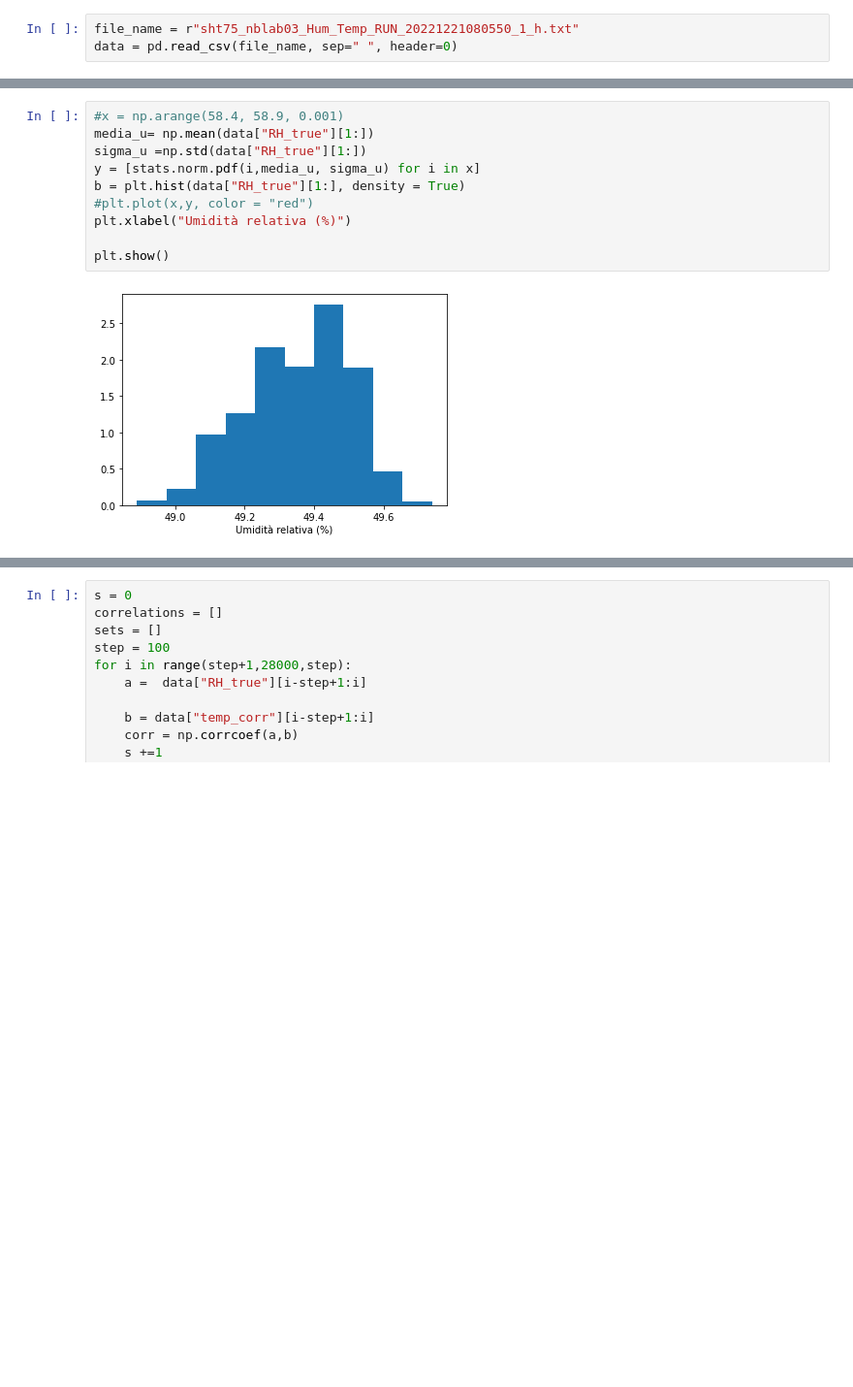
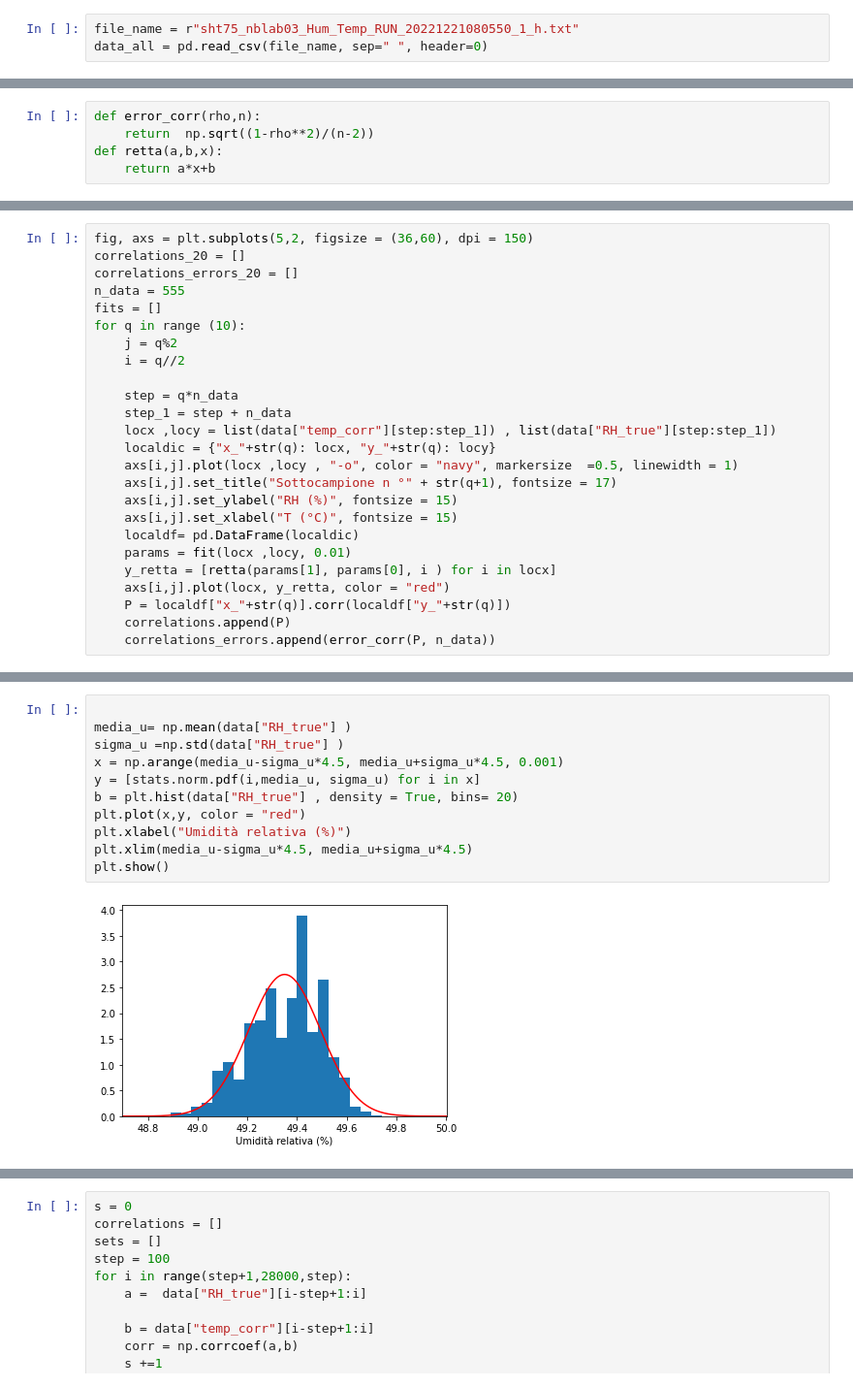
Before and after one commit to LorenzoUnich/Fischetta_4, a Jupyter notebook: Analisi dei dati da file.ipynb, the cells around one changed output, grey strips where cells are left out. Shown at 97% size. Saved outputs shown, nothing was run; the diff lists cells and outputs as text; blank space fills up the shorter version.

```diff
--- a/Analisi dei dati da file.ipynb
+++ b/Analisi dei dati da file.ipynb
@@ -7,4 +8,4 @@ import seaborn as sns
 # %%
 file_name = r"sht75_nblab03_Hum_Temp_RUN_20221221080550_1_h.txt"
-data = pd.read_csv(file_name, sep=" ", header=0)
+data_all = pd.read_csv(file_name, sep=" ", header=0)
 # %%
@@ -40,0 +144,5 @@ plt.
+# %%
+def error_corr(rho,n):
+    return  np.sqrt((1-rho**2)/(n-2))
+def retta(a,b,x):
+    return a*x+b
@@ -40,0 +232,25 @@ plt.
+# %%
+fig, axs = plt.subplots(5,2, figsize = (36,60), dpi = 150)
+correlations_20 = []
+correlations_errors_20 = []
+n_data = 555
+fits = []
+for q in range (10):
+    j = q%2
+    i = q//2
+
+    step = q*n_data
+    step_1 = step + n_data
+    locx ,locy = list(data["temp_corr"][step:step_1]) , list(data["RH_true"][step:step_1])
+    localdic = {"x_"+str(q): locx, "y_"+str(q): locy}
+    axs[i,j].plot(locx ,locy , "-o", color = "navy", markersize  =0.5, linewidth = 1)
+    axs[i,j].set_title("Sottocampione n °" + str(q+1), fontsize = 17)
+    axs[i,j].set_ylabel("RH (%)", fontsize = 15)
+    axs[i,j].set_xlabel("T (°C)", fontsize = 15)
+    localdf= pd.DataFrame(localdic)
+    params = fit(locx ,locy, 0.01)
+    y_retta = [retta(params[1], params[0], i ) for i in locx]
+    axs[i,j].plot(locx, y_retta, color = "red")
+    P = localdf["x_"+str(q)].corr(localdf["y_"+str(q)])
+    correlations.append(P)
+    correlations_errors.append(error_corr(P, n_data))
@@ -41,13 +273,14 @@ plt.
 # %%
-#x = np.arange(58.4, 58.9, 0.001)
-media_u= np.mean(data["RH_true"][1:])
-sigma_u =np.std(data["RH_true"][1:])
+
+media_u= np.mean(data["RH_true"] )
+sigma_u =np.std(data["RH_true"] )
+x = np.arange(media_u-sigma_u*4.5, media_u+sigma_u*4.5, 0.001)
 y = [stats.norm.pdf(i,media_u, sigma_u) for i in x]
-b = plt.hist(data["RH_true"][1:], density = True)
-#plt.plot(x,y, color = "red")
+b = plt.hist(data["RH_true"] , density = True, bins= 20)
+plt.plot(x,y, color = "red")
 plt.xlabel("Umidità relativa (%)")
-
+plt.xlim(media_u-sigma_u*4.5, media_u+sigma_u*4.5)
 plt.show()
 # %% [output]
-[figure, old version]
+[figure, new version]
 # %%
```
Also changed, not shown: parts of 32 cells of this notebook.
